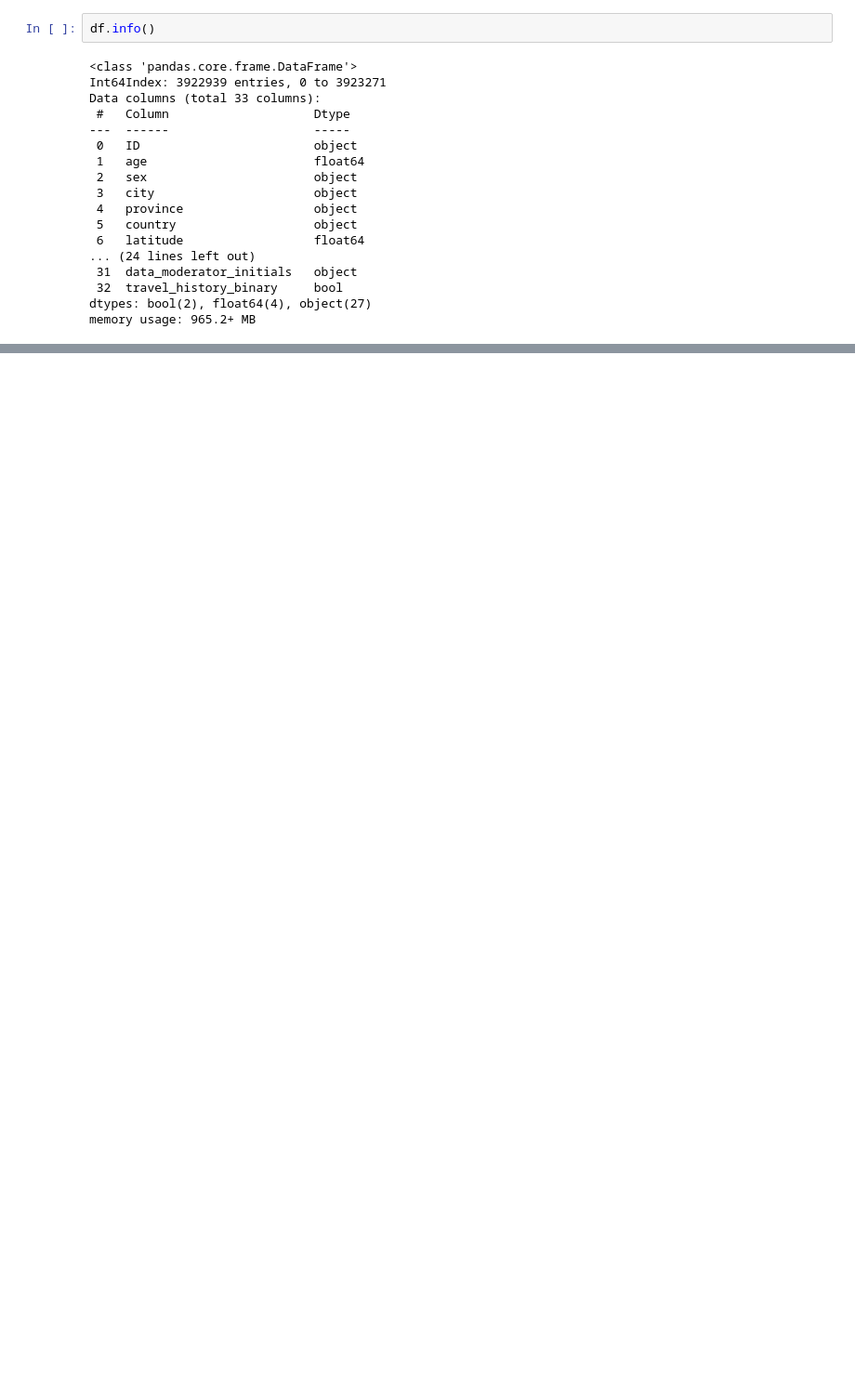
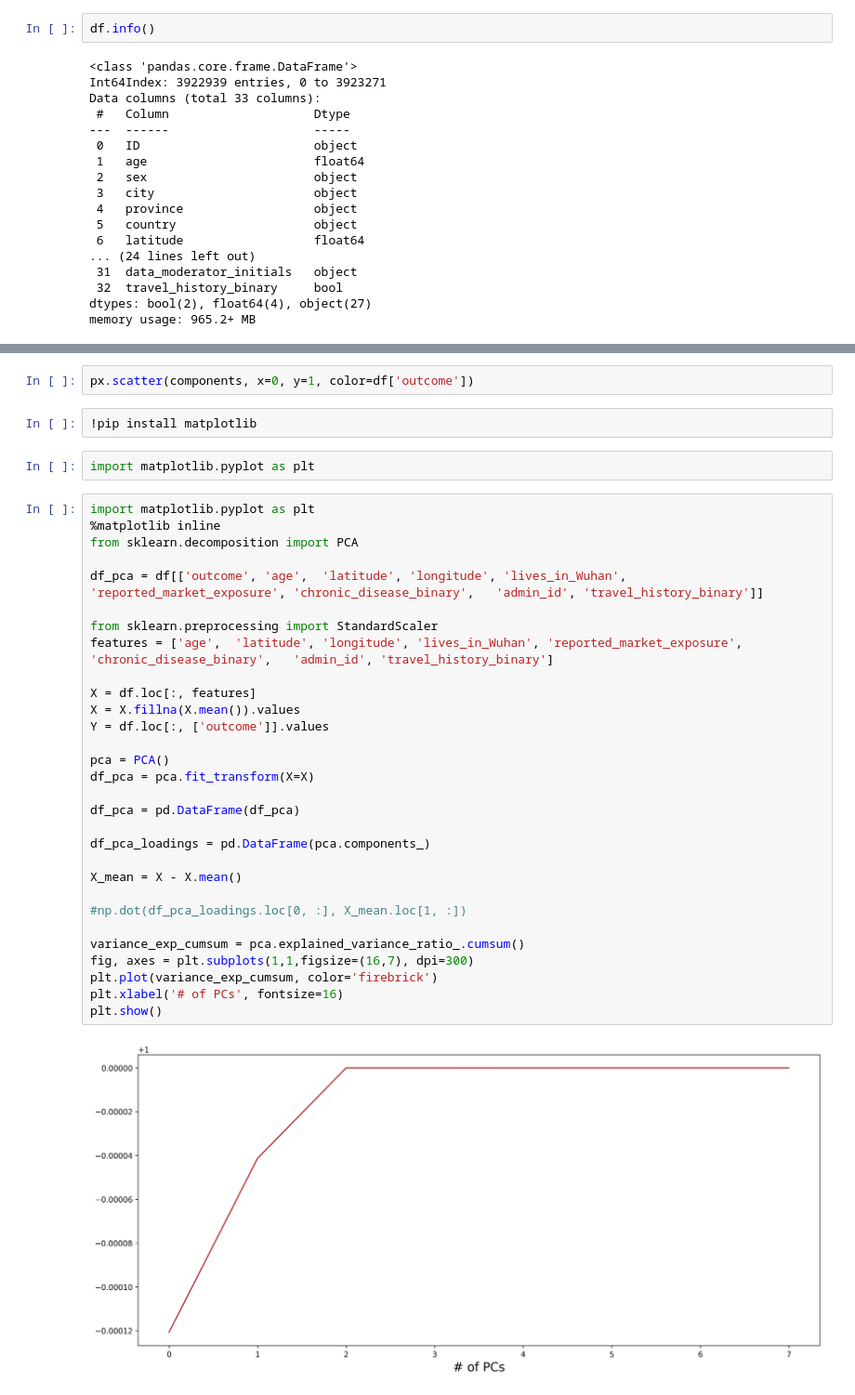
Before and after one commit to MariiaSamsonova/AIProject, a Jupyter notebook: Untitled.ipynb, the cells around one changed output, grey strips where cells are left out. Shown at 93% size. Cells and saved outputs as stored; diff of their text form; blank space fills up the shorter version.

```diff
--- a/Untitled.ipynb
+++ b/Untitled.ipynb
@@ -531,0 +709,38 @@ memory usage: 965.2+ MB
+# %%
+px.scatter(components, x=0, y=1, color=df['outcome'])
+# %%
+!pip install matplotlib
+# %%
+import matplotlib.pyplot as plt
+# %%
+import matplotlib.pyplot as plt
+%matplotlib inline
+from sklearn.decomposition import PCA
+
+df_pca = df[['outcome', 'age',	'latitude',	'longitude', 'lives_in_Wuhan', 'reported_market_exposure',	'chronic_disease_binary',	'admin_id',	'travel_history_binary']]
+
+from sklearn.preprocessing import StandardScaler
+features = ['age',	'latitude',	'longitude', 'lives_in_Wuhan', 'reported_market_exposure',	'chronic_disease_binary',	'admin_id',	'travel_history_binary']
+
+X = df.loc[:, features]
+X = X.fillna(X.mean()).values
+Y = df.loc[:, ['outcome']].values
+
+pca = PCA()
+df_pca = pca.fit_transform(X=X)
+
+df_pca = pd.DataFrame(df_pca)
+
+df_pca_loadings = pd.DataFrame(pca.components_)
+
+X_mean = X - X.mean()
+
+#np.dot(df_pca_loadings.loc[0, :], X_mean.loc[1, :])
+
+variance_exp_cumsum = pca.explained_variance_ratio_.cumsum()
+fig, axes = plt.subplots(1,1,figsize=(16,7), dpi=300)
+plt.plot(variance_exp_cumsum, color='firebrick')
+plt.xlabel('# of PCs', fontsize=16)
+plt.show()
+# %% [output]
+[figure, added]
```
Also changed, not shown: parts of 32 cells of this notebook.
